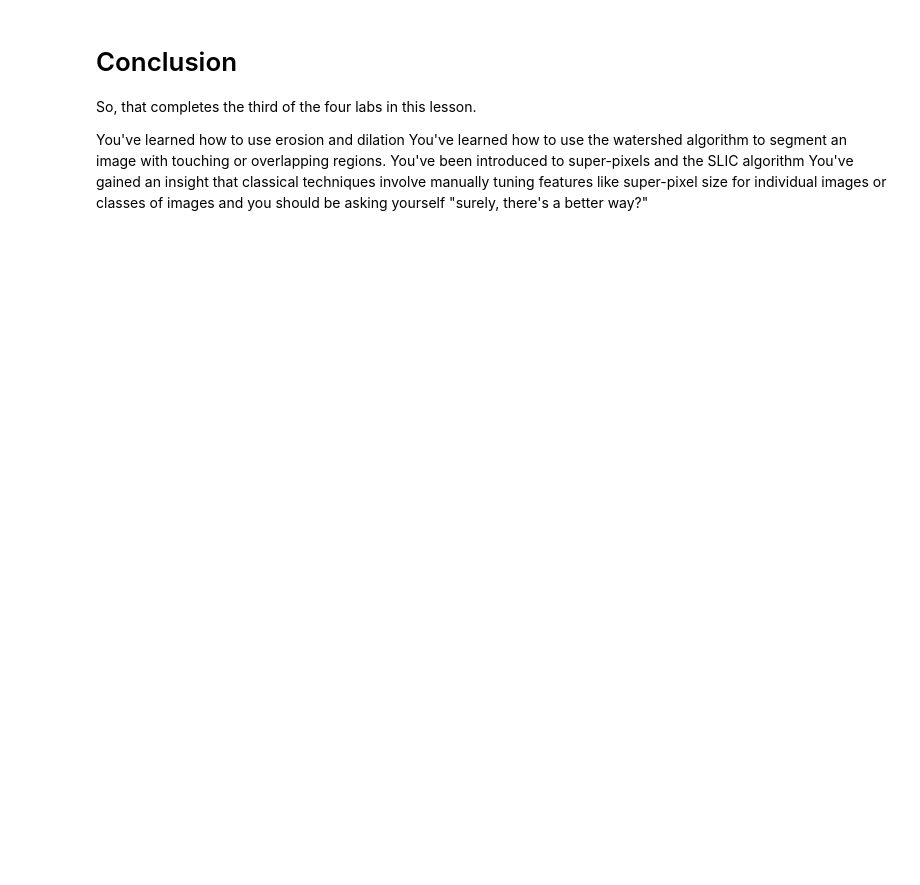
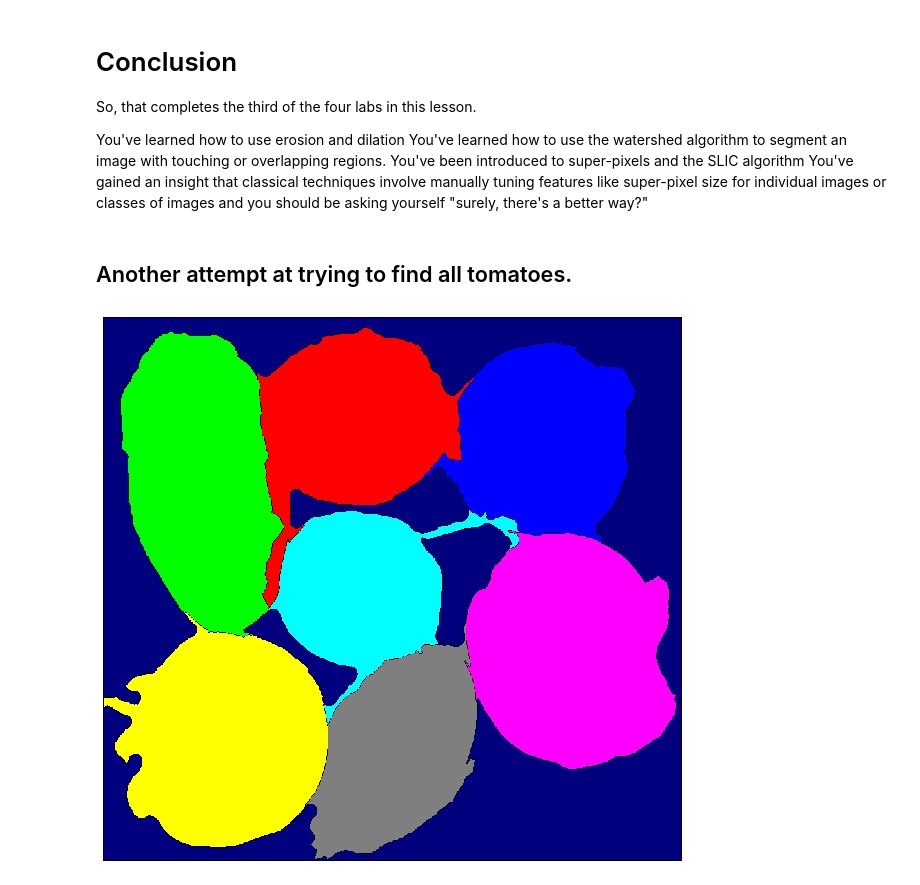
Before and after one commit to vipulpopat/CE6003_Etivity1, a Jupyter notebook: Lab_2_5_RegionGrowing.ipynb, the cells around one changed output. Cells and saved outputs as stored; diff of their text form; code cells hidden in the pictures; blank space fills up the shorter version.

```diff
--- a/Lab_2_5_RegionGrowing.ipynb
+++ b/Lab_2_5_RegionGrowing.ipynb
@@ -440,3 +443,59 @@ You've learned how to use erosion and dilation
 You've learned how to use the watershed algorithm to segment an image with touching or overlapping regions.
 You've been introduced to super-pixels and the SLIC algorithm
 You've gained an insight that classical techniques involve manually tuning features like super-pixel size for individual images or classes of images and you should be asking yourself "surely, there's a better way?"
+# %% [markdown]
+## Another attempt at trying to find all tomatoes.
+# %%
+# Load an image
+tomatoes_img = imread("/content/CE6003/images/lab2/tomatoes.png")
+
+numSegments = 800
+compactFactor = 25
+thresholdMax = 255
+thresholdMin = 210
+
+img_segments = segmentation.slic(tomatoes_img, compactness=compactFactor, n_segments=numSegments)
+tomatoes_superpixels = color.label2rgb(img_segments, tomatoes_img, kind='avg')
+
+super_gray = cv2.cvtColor(tomatoes_superpixels, cv2.COLOR_BGR2GRAY)
+_, super_thresh = cv2.threshold(super_gray, thresholdMin, thresholdMax, cv2.THRESH_BINARY_INV)
+
+super_closed = cv2.morphologyEx(super_thresh, cv2.MORPH_CLOSE, closingKernel)
+super_bg = cv2.dilate(super_closed, dilationKernel, iterations=3)
+super_dist_transform = cv2.distanceTransform(super_closed, cv2.DIST_L2, 5)
+super_ret, super_fg = cv2.threshold(super_dist_transform, 0.7 * super_dist_transform.max(), 255, 0)
+super_fg = np.uint8(super_fg)
+super_unknown = cv2.subtract(super_bg, super_fg)
+
+super_ret, super_marker = cv2.connectedComponents(super_fg)
+super_marker = super_marker + 1
+super_marker[super_unknown == 255] = 0;
+
+cv2.watershed(tomatoes_superpixels, super_marker)
+
+h, w, num_c = superpixels.shape
+super_seg = np.zeros((h, w, num_c), np.uint8)
+
+maxMarker = np.max(super_marker)
+minMarker = np.min(super_marker)
+
+colorMap =  [ \
+             [0,0,0], \
+             [255,255,255], \
+             [127,0,0], \
+             [0,0,255], \
+             [0,255,0], \
+             [255,0,0], \
+             [255,255,0], \
+             [255,0,255], \
+             [0,255,255], \
+             [127,127,127], \
+             [0,0,127] \
+            ]
+
+for region in range(minMarker, maxMarker+1):
+    super_seg[super_marker == region] = colorMap[region+1]
+
+show_image(super_seg)
+# %% [output]
+[figure, added]
```
Also changed, not shown: parts of 4 cells of this notebook, 5 other files.
